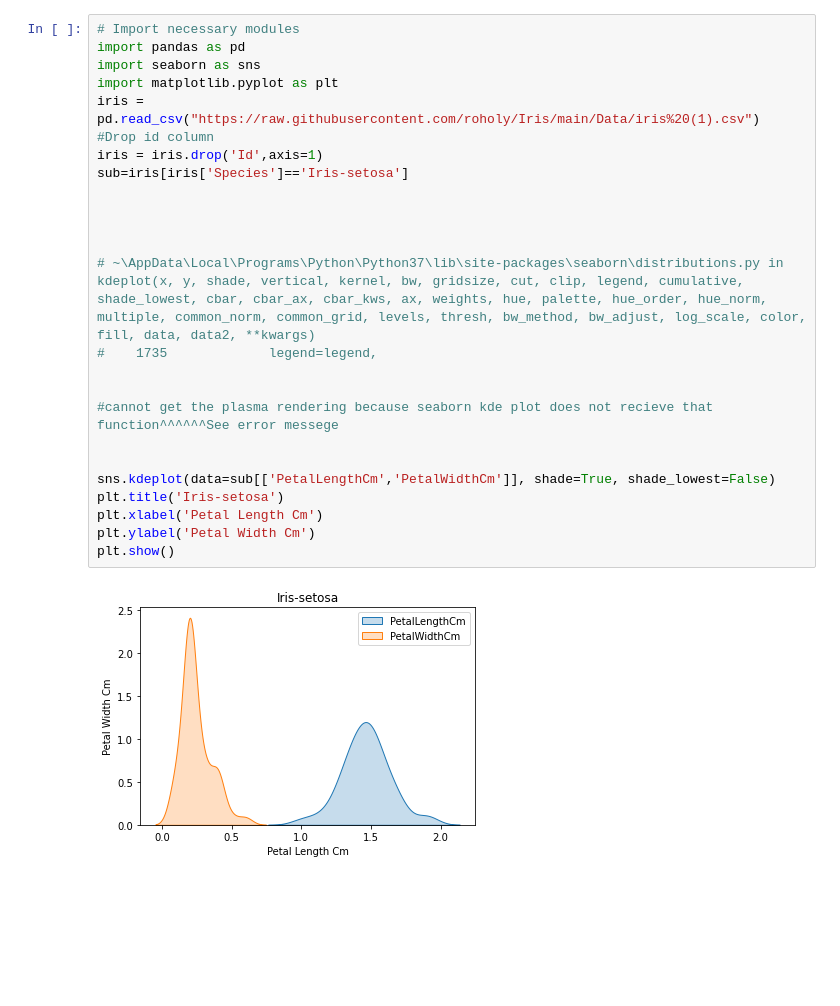
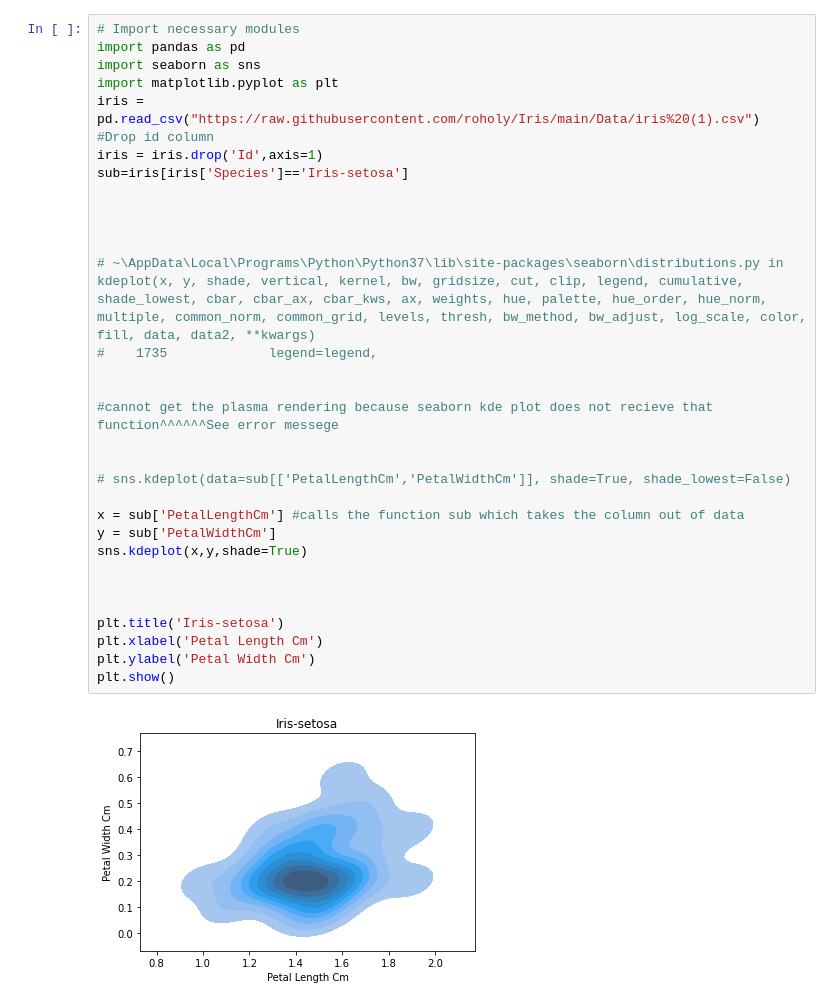
Before and after one commit to roholy/Iris, a Jupyter notebook: Visualization/15-KDE-petalSatosa.ipynb, the cells around one changed output. Cells and saved outputs as stored; diff of their text form; blank space fills up the shorter version.

```diff
--- a/Visualization/15-KDE-petalSatosa.ipynb
+++ b/Visualization/15-KDE-petalSatosa.ipynb
@@ -1,27 +1,34 @@
 # %%
 # Import necessary modules
 import pandas as pd
 import seaborn as sns
 import matplotlib.pyplot as plt
 iris = pd.read_csv("https://raw.githubusercontent.com/roholy/Iris/main/Data/iris%20(1).csv")
 #Drop id column
 iris = iris.drop('Id',axis=1)
 sub=iris[iris['Species']=='Iris-setosa']
 
 
 
 
 # ~\AppData\Local\Programs\Python\Python37\lib\site-packages\seaborn\distributions.py in kdeplot(x, y, shade, vertical, kernel, bw, gridsize, cut, clip, legend, cumulative, shade_lowest, cbar, cbar_ax, cbar_kws, ax, weights, hue, palette, hue_order, hue_norm, multiple, common_norm, common_grid, levels, thresh, bw_method, bw_adjust, log_scale, color, fill, data, data2, **kwargs)
 #    1735             legend=legend,
 
 
 #cannot get the plasma rendering because seaborn kde plot does not recieve that function^^^^^^See error messege
 
 
-sns.kdeplot(data=sub[['PetalLengthCm','PetalWidthCm']], shade=True, shade_lowest=False)
+# sns.kdeplot(data=sub[['PetalLengthCm','PetalWidthCm']], shade=True, shade_lowest=False)
+
+x = sub['PetalLengthCm'] #calls the function sub which takes the column out of data
+y = sub['PetalWidthCm']
+sns.kdeplot(x,y,shade=True)
+
+
+
 plt.title('Iris-setosa')
 plt.xlabel('Petal Length Cm')
 plt.ylabel('Petal Width Cm')
 plt.show()
 # %% [output]
-[figure, old version]
+[figure, new version]
```
Also changed, not shown: 4 other files.
